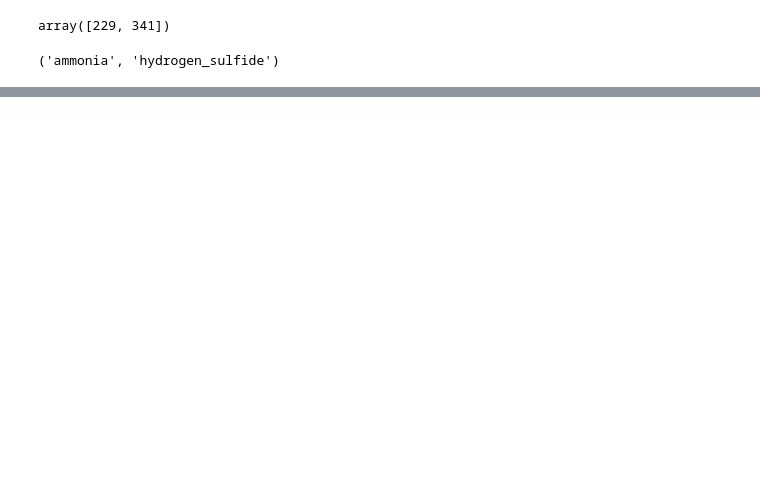
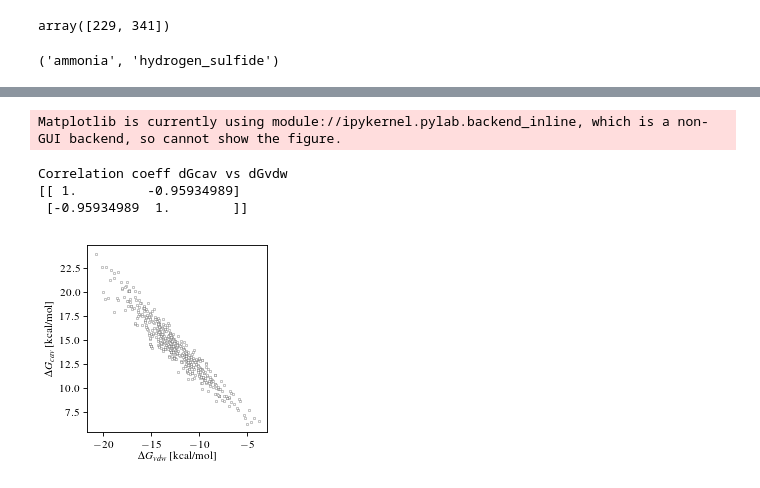
Before and after one commit to cdcooper84/nonpolar_solvation_testing, a Jupyter notebook: plot_compare.ipynb, the cells around one changed output, grey strips where cells are left out. Saved outputs shown, nothing was run; the diff lists cells and outputs as text; code cells hidden in the pictures; blank space fills up the shorter version.

```diff
--- a/plot_compare.ipynb
+++ b/plot_compare.ipynb
@@ -345,0 +397,33 @@ Correlation coeff slic:
+# %%
+from matplotlib import pyplot
+from matplotlib import rc
+
+#rc('font',**{'family':'serif','serif':['Times New Roman']})
+rc('text', usetex=True)
+#pyplot.rcParams['font.family'] = 'serif'
+#pyplot.rcParams['font.serif'] = ['Times New Roman']
+
+fig,ax = pyplot.subplots(figsize=(3,3), dpi=80)
+ax.scatter(bem_lj[index_clean_mobley], bem_es[index_clean_mobley], s=5, c='w', edgecolors='k', lw=0.2)
+lims = [
+        numpy.min([ax.get_xlim(), ax.get_ylim()]),  # min of both axes
+        numpy.max([ax.get_xlim(), ax.get_ylim()]),  # max of both axes
+       ]
+ax.set_xlabel('$\Delta G_{vdw}$ [kcal/mol]', fontname='serif')
+ax.set_ylabel('$\Delta G_{cav}$ [kcal/mol]', fontname='serif')
+ax.set_aspect('equal')
+
+#ax.set_xlim(lims)
+#ax.set_ylim(lims)
+pyplot.subplots_adjust(left=0.21,bottom=0.10,right=0.96,top=0.99)
+fig.savefig('dGcav_dGvdw.pdf')
+fig.show()
+correl = numpy.corrcoef(bem_es[index_clean], bem_lj[index_clean])
+print ('Correlation coeff dGcav vs dGvdw')
+print (correl)
+# %% [output]
+Matplotlib is currently using module://ipykernel.pylab.backend_inline, which is a non-GUI backend, so cannot show the figure.
+Correlation coeff dGcav vs dGvdw
+[[ 1.         -0.95934989]
+ [-0.95934989  1.        ]]
+[figure, added]
```
Also changed, not shown: parts of 21 cells of this notebook.
